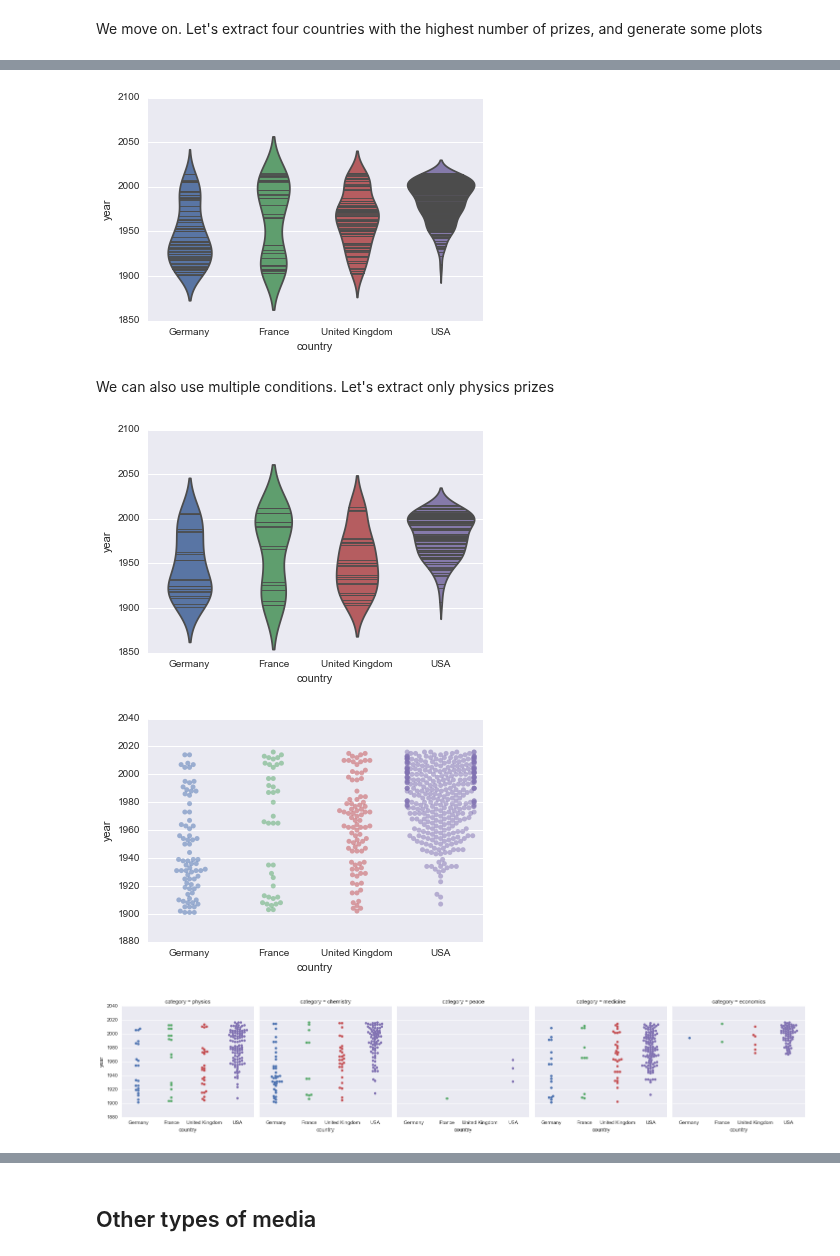
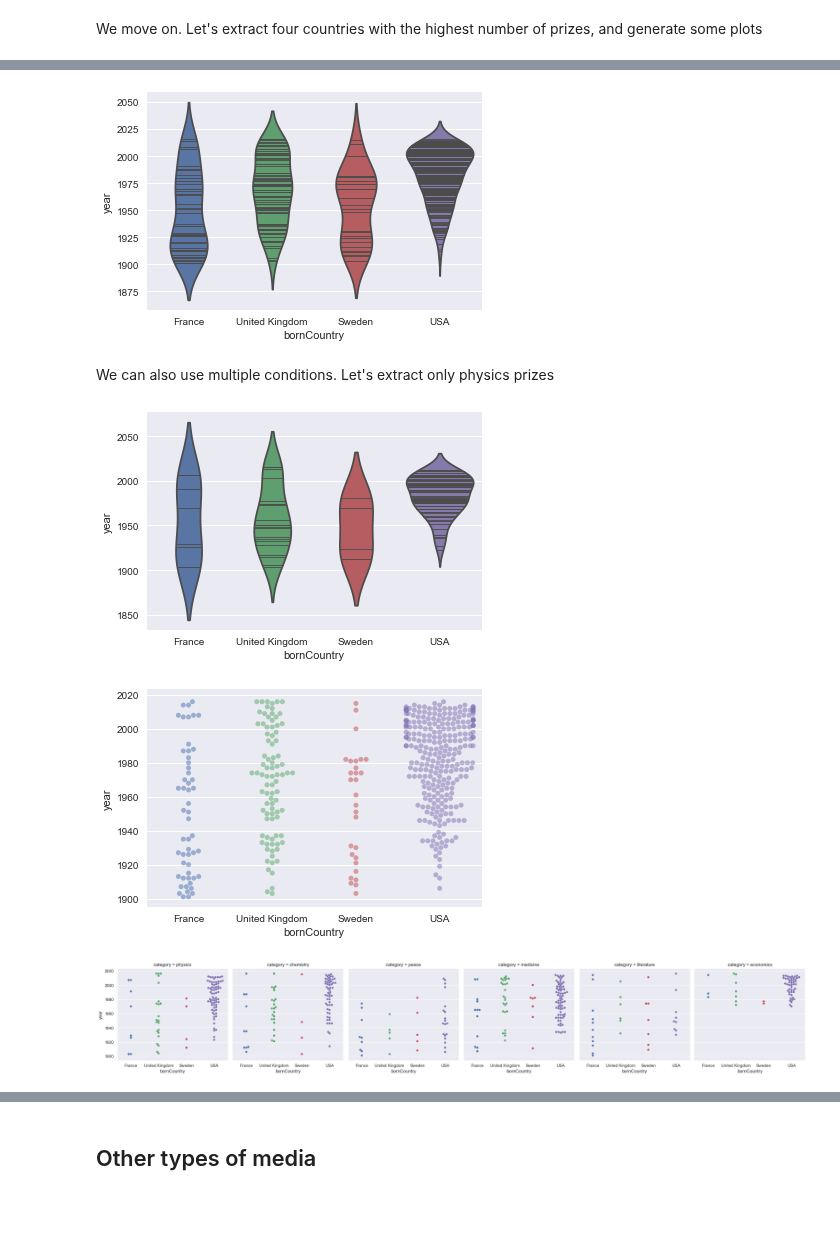
Before and after one commit to coderefinery/jupyter-retired, a Jupyter notebook: lesson2.ipynb, the cells around one changed output, grey strips where cells are left out. Cells and saved outputs as stored; diff of their text form; code cells hidden in the pictures; blank space fills up the shorter version.

```diff
--- a/lesson2.ipynb
+++ b/lesson2.ipynb
@@ -253,5 +113,0 @@ Hmm, West Germany is listed separately. Let's unify Germany!
-# %%
-nobel = nobel.replace(to_replace="Federal Republic of Germany",value="Germany")
-nobels_by_country = nobel.groupby('country',sort=False).sum()
-nobels_by_country = nobels_by_country["number"]
-nobels_by_country
@@ -294,9 +165,10 @@ Ok, this dataset seems to be incomplete, according to [this link](https://en.wik
 # %% [markdown]
 We move on. Let's extract four countries with the highest number of prizes, and generate some plots
 # %%
-countries = np.array(["Germany", "France", "USA", "United Kingdom"])
+countries = np.array(["France", "USA", "United Kingdom", "Sweden"])
 # %%
-nobel2 = nobel.loc[nobel['country'].isin(countries)]
-nobel2
+nobel2 = nobel.loc[nobel['bornCountry'].isin(countries)]
+#print(nobel2["bornCountry"].to_string())
+nobel2.head()
 # %% [output]
 |  | id | firstname | surname | born | died | bornCountry | bornCountryCode | bornCity | diedCountry | ... |
@@ -320,20 +203,20 @@ nobel2
 # %%
-sns.violinplot(y="year", x="country",inner="stick", data=nobel2);
+sns.violinplot(y="year", x="bornCountry",inner="stick", data=nobel2);
 # %% [output]
-[figure, old version]
+[figure, new version]
 # %% [markdown]
 We can also use multiple conditions. Let's extract only physics prizes
 # %%
-nobel3 = nobel.loc[nobel['country'].isin(countries) & nobel['category'].isin(['physics'])]
-sns.violinplot(y="year", x="country",inner="stick", data=nobel3);
+nobel3 = nobel.loc[nobel['bornCountry'].isin(countries) & nobel['category'].isin(['physics'])]
+sns.violinplot(y="year", x="bornCountry",inner="stick", data=nobel3);
 # %% [output]
-[figure, old version]
+[figure, new version]
 # %%
-sns.swarmplot(y="year", x="country", data=nobel2, alpha=.5);
+sns.swarmplot(y="year", x="bornCountry", data=nobel2, alpha=.5);
 # %% [output]
-[figure, old version]
+[figure, new version]
 # %%
-sns.factorplot(x="country", y="year", col="category", data=nobel2, kind="swarm");
+sns.factorplot(x="bornCountry", y="year", col="category", data=nobel2, kind="swarm");
 # %% [output]
-[figure, old version]
+[figure, new version]
 # %%
```
Also changed, not shown: parts of 82 cells of this notebook, 1 other file.
